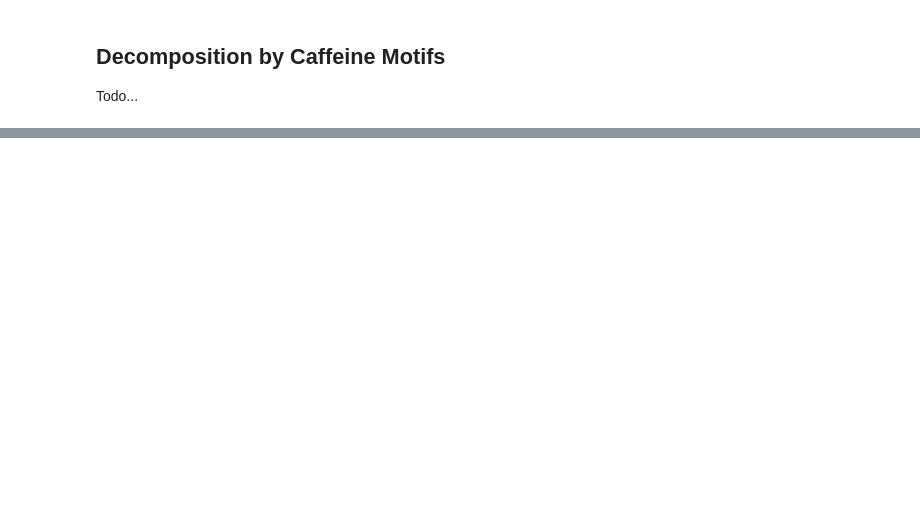
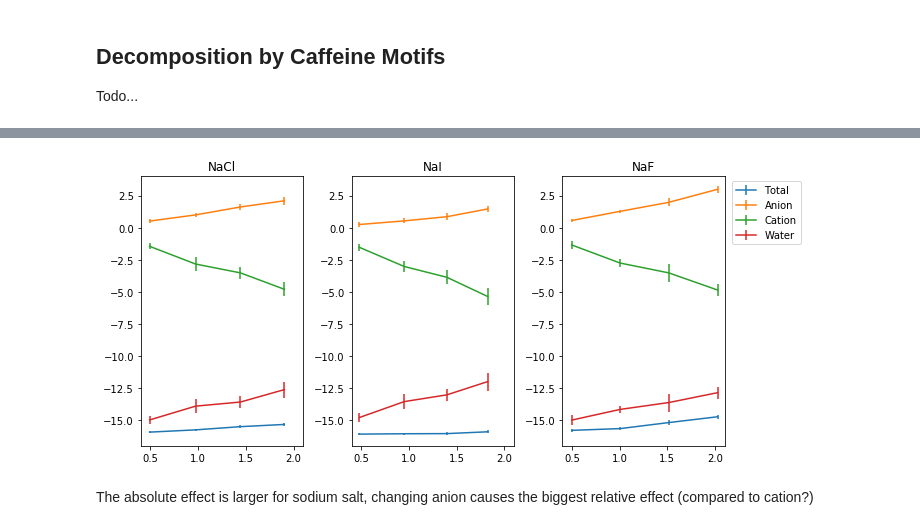
Before and after one commit to SHervoe-Hansen/Caffeine_solubility, a Jupyter notebook: Caffeine_solubility.ipynb, the cells around one changed output, grey strips where cells are left out. Cells and saved outputs as stored; diff of their text form; code cells hidden in the pictures; blank space fills up the shorter version.

```diff
--- a/Caffeine_solubility.ipynb
+++ b/Caffeine_solubility.ipynb
@@ -741,0 +818,36 @@ for concentration in salt_concentrations:
+# %%
+%cd -q $homedir
+fig, (ax1, ax2, ax3) = plt.subplots(1,3, sharex=True)
+fig.set_size_inches(10,4.5)
+
+
+ax1.errorbar(C_NaCl, NaCl_total, NaCl_total_error, label='Total')
+ax1.errorbar(C_NaCl, NaCl_anion, NaCl_anion_error, label='Anion')
+ax1.errorbar(C_NaCl, NaCl_cation, NaCl_cation_error, label='Cation')
+ax1.errorbar(C_NaCl, NaCl_water, NaCl_water_error, label='Water')
+ax1.set_title('NaCl')
+
+ax2.errorbar(C_NaI, NaI_total, NaI_total_error, label='Total')
+ax2.errorbar(C_NaI, NaI_anion, NaI_anion_error, label='Anion')
+ax2.errorbar(C_NaI, NaI_cation, NaI_cation_error, label='Cation')
+ax2.errorbar(C_NaI, NaI_water, NaI_water_error, label='Water')
+ax2.set_title('NaI')
+
+ax3.errorbar(C_NaF, NaF_total, NaF_total_error, label='Total')
+ax3.errorbar(C_NaF, NaF_anion, NaF_anion_error, label='Anion')
+ax3.errorbar(C_NaF, NaF_cation, NaF_cation_error, label='Cation')
+ax3.errorbar(C_NaF, NaF_water, NaF_water_error, label='Water')
+ax3.legend(loc=1, bbox_to_anchor=(1.0, 0.5, 0.5, 0.5))
+ax3.set_title('NaF')
+
+
+for ax in [ax1, ax2, ax3]:
+    ax.set_xlim(0.4, 2.1)
+    ax.set_ylim(-17.0, 4.0)
+
+fig.tight_layout()
+fig.savefig('test.png')
+# %% [output]
+[figure, added]
+# %% [markdown]
+The absolute effect is larger for sodium salt, changing anion causes the biggest relative effect (compared to cation?)
```
Also changed, not shown: parts of 11 cells of this notebook, 3 other files.
